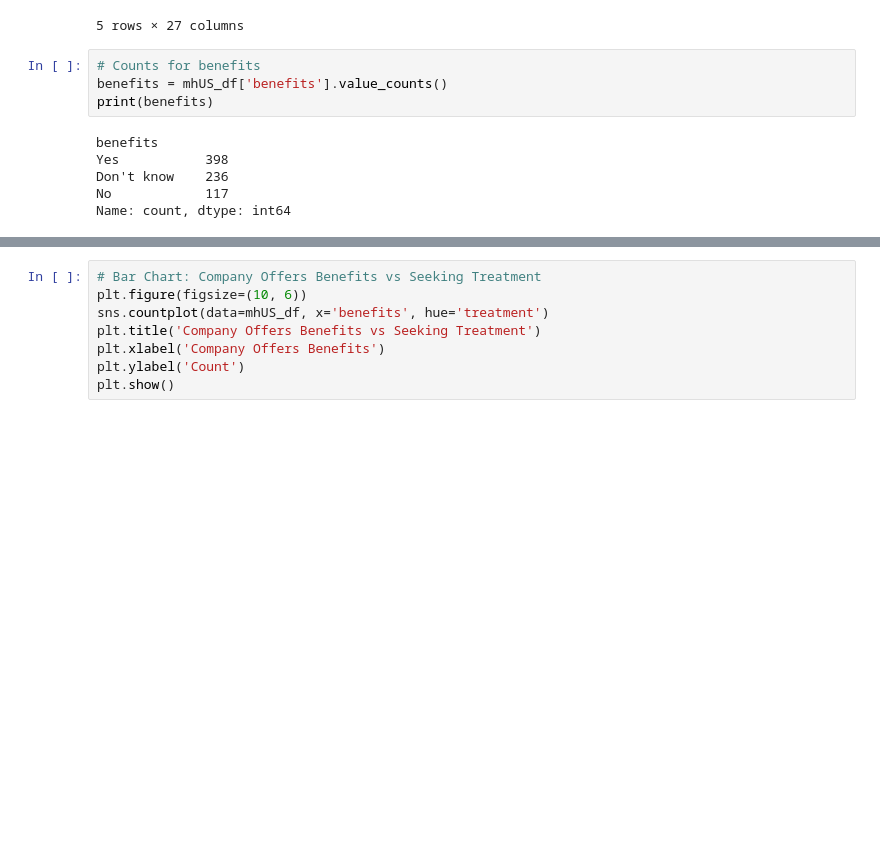
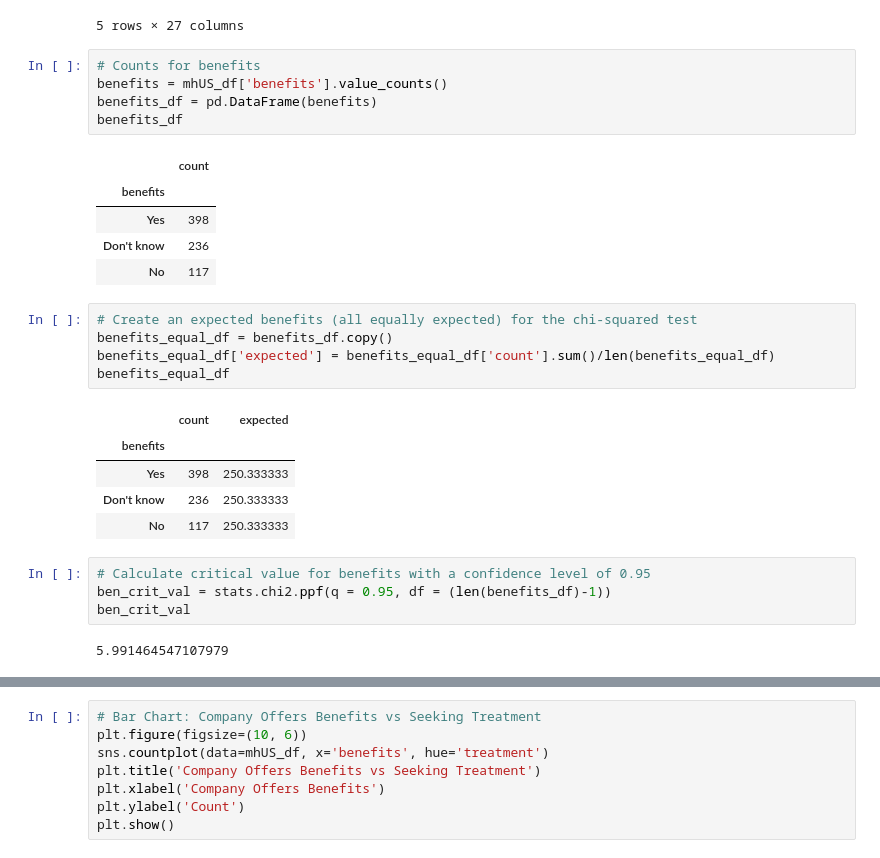
Before and after one commit to rollernathan/Mental_Health_Team_2, a Jupyter notebook: nroller/Mental_Health_Data.ipynb, the cells around one changed output, grey strips where cells are left out. Drawn from its saved outputs; the diff is of its cells as text; blank space fills up the shorter version.

Commit message:
chi-squared analysis included

```diff
--- a/nroller/Mental_Health_Data.ipynb
+++ b/nroller/Mental_Health_Data.ipynb
@@ -41,10 +42,28 @@ mhUS_df.head()
 # %%
 # Counts for benefits
 benefits = mhUS_df['benefits'].value_counts()
-print(benefits)
+benefits_df = pd.DataFrame(benefits)
+benefits_df
 # %% [output]
-benefits
-Yes           398
-Don't know    236
-No            117
-Name: count, dtype: int64
+|  | count |
+| benefits |  |
+| Yes | 398 |
+| Don't know | 236 |
+| No | 117 |
+# %%
+# Create an expected benefits (all equally expected) for the chi-squared test
+benefits_equal_df = benefits_df.copy()
+benefits_equal_df['expected'] = benefits_equal_df['count'].sum()/len(benefits_equal_df)
+benefits_equal_df
+# %% [output]
+|  | count | expected |
+| benefits |  |  |
+| Yes | 398 | 250.333333 |
+| Don't know | 236 | 250.333333 |
+| No | 117 | 250.333333 |
+# %%
+# Calculate critical value for benefits with a confidence level of 0.95
+ben_crit_val = stats.chi2.ppf(q = 0.95, df = (len(benefits_df)-1))
+ben_crit_val
+# %% [output]
+5.991464547107979
```
Also changed, not shown: parts of 13 cells of this notebook.
